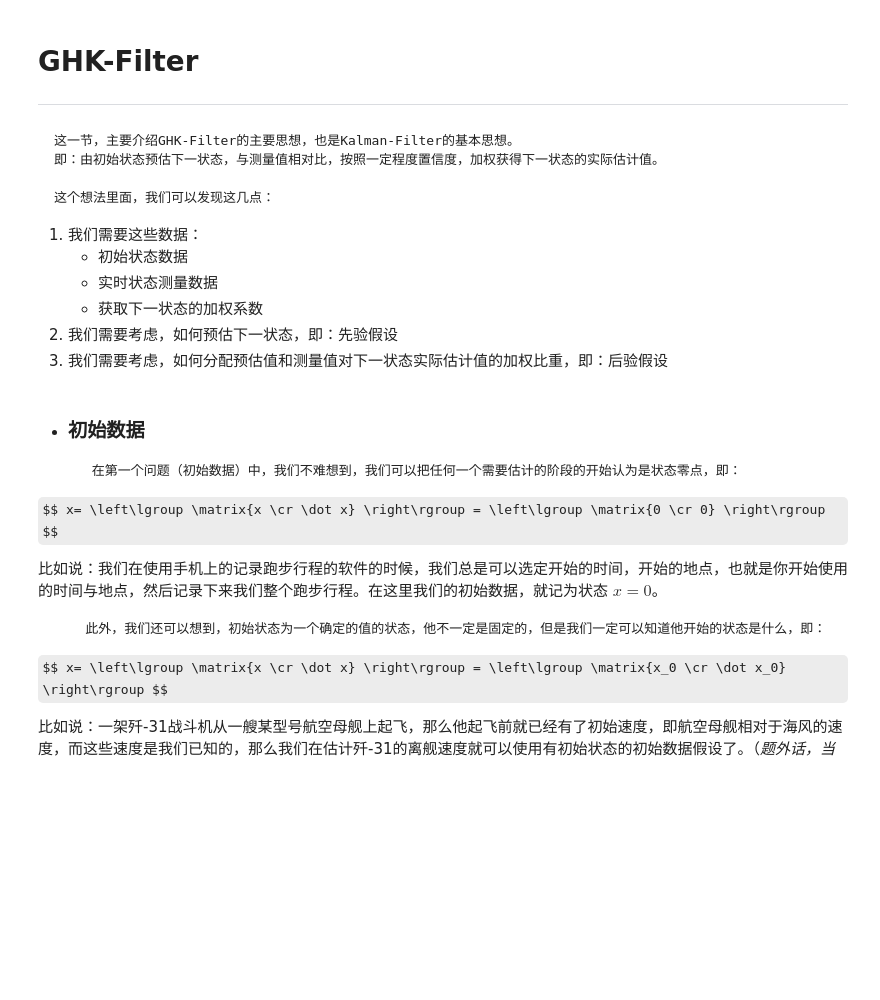
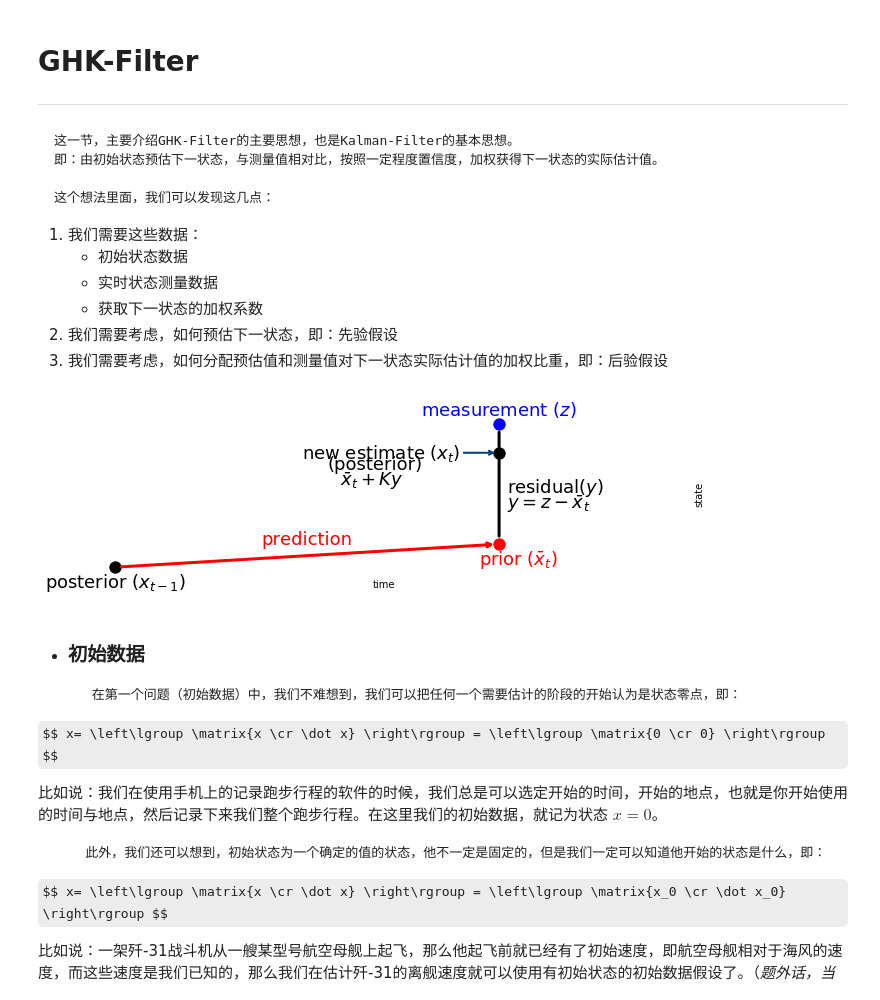
Before and after one commit to w407022008/All-of-Notes, a Jupyter notebook: Kalman-Bayesian-Filter-Notes/01 GHK-filter--Notes.ipynb, the cells around one changed output. Cells and saved outputs as stored; diff of their text form; code cells hidden in the pictures; some formulas as TeX source; blank space fills up the shorter version.

```diff
--- a/Kalman-Bayesian-Filter-Notes/GHK-filter--Notes.ipynb
+++ b/Kalman-Bayesian-Filter-Notes/01 GHK-filter--Notes.ipynb
@@ -19,6 +19,11 @@ import numpy as np
     - 获取下一状态的加权系数
 2. 我们需要考虑，如何预估下一状态，即：先验假设
 3. 我们需要考虑，如何分配预估值和测量值对下一状态实际估计值的加权比重，即：后验假设
+# %%
+import kf_book.book_plots as book_plots
+book_plots.show_residual_chart()
+# %% [output]
+[figure, added]
 # %% [markdown]
 - ### 初始数据
 
```
Also changed, not shown: 2 other files.
